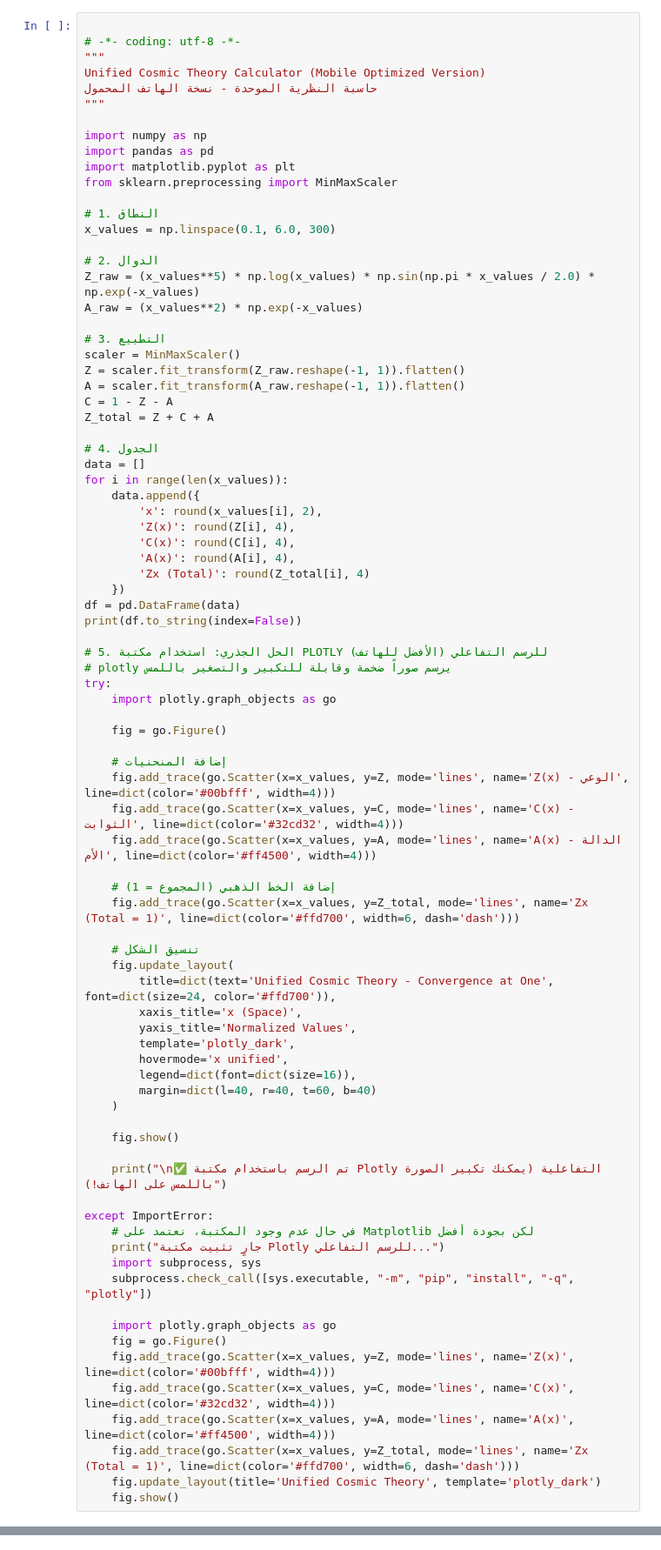
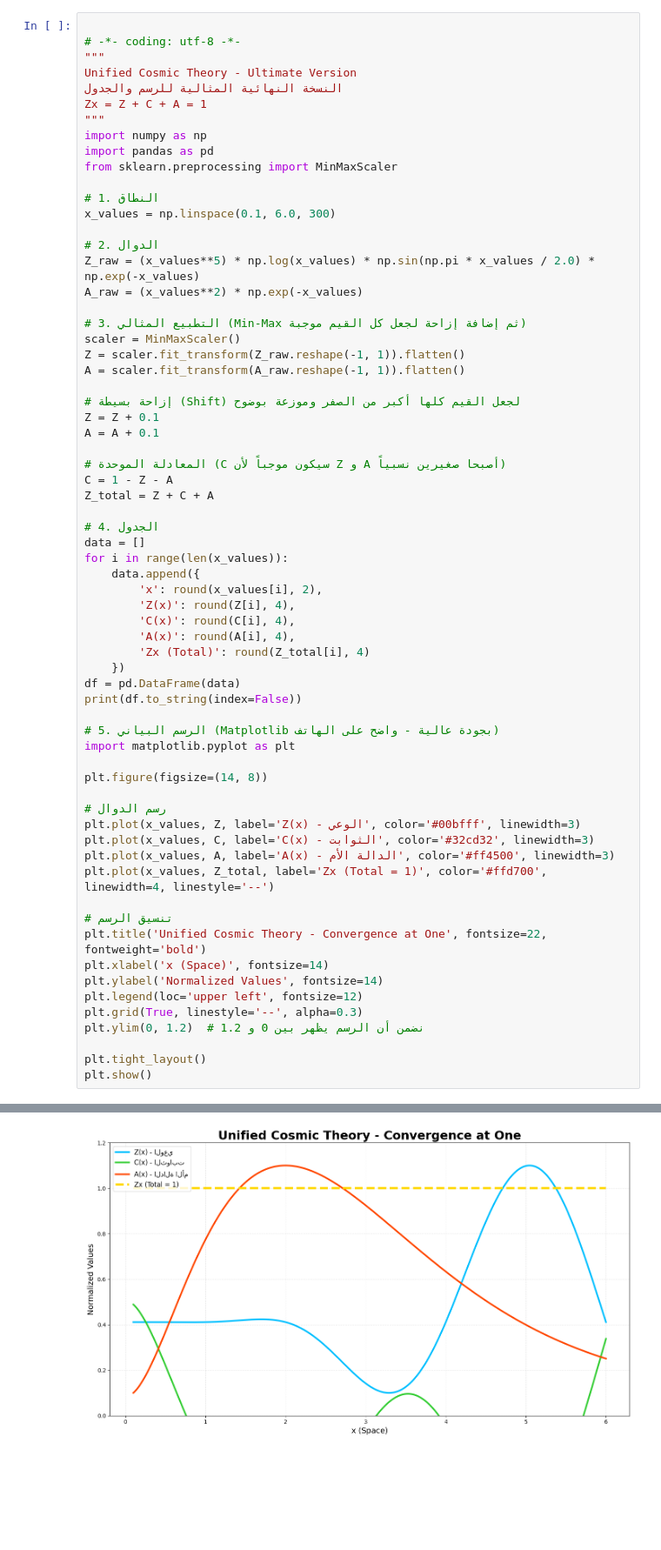
Before and after one commit to Jabri-web/Jabri-web.github.io, a Jupyter notebook: calculator.ipynb, the cells around one changed output, grey strips where cells are left out. Shown at 87% size. Cells and saved outputs as stored; diff of their text form; blank space fills up the shorter version.

```diff
--- a/calculator.ipynb
+++ b/calculator.ipynb
@@ -4,13 +4,12 @@
 
 # -*- coding: utf-8 -*-
 """
-Unified Cosmic Theory Calculator (Mobile Optimized Version)
-حاسبة النظرية الموحدة - نسخة الهاتف المحمول
+Unified Cosmic Theory - Ultimate Version
+النسخة النهائية المثالية للرسم والجدول
+Zx = Z + C + A = 1
 """
-
 import numpy as np
 import pandas as pd
-import matplotlib.pyplot as plt
 from sklearn.preprocessing import MinMaxScaler
 
 # 1. النطاق
@@ -20,10 +19,16 @@ x_values = np.linspace(0.1, 6.0, 300)
 Z_raw = (x_values**5) * np.log(x_values) * np.sin(np.pi * x_values / 2.0) * np.exp(-x_values)
 A_raw = (x_values**2) * np.exp(-x_values)
 
-# 3. التطبيع
+# 3. التطبيع المثالي (Min-Max ثم إضافة إزاحة لجعل كل القيم موجبة)
 scaler = MinMaxScaler()
 Z = scaler.fit_transform(Z_raw.reshape(-1, 1)).flatten()
 A = scaler.fit_transform(A_raw.reshape(-1, 1)).flatten()
+
+# إزاحة بسيطة (Shift) لجعل القيم كلها أكبر من الصفر وموزعة بوضوح
+Z = Z + 0.1
+A = A + 0.1
+
+# المعادلة الموحدة (C سيكون موجباً لأن Z و A أصبحا صغيرين نسبياً)
 C = 1 - Z - A
 Z_total = Z + C + A
 
@@ -40,49 +45,26 @@ for i in range(len(x_values)):
 df = pd.DataFrame(data)
 print(df.to_string(index=False))
 
-# 5. الحل الجذري: استخدام مكتبة PLOTLY للرسم التفاعلي (الأفضل للهاتف)
-# plotly يرسم صوراً ضخمة وقابلة للتكبير والتصغير باللمس
-try:
-    import plotly.graph_objects as go
+# 5. الرسم البياني (Matplotlib بجودة عالية - واضح على الهاتف)
+import matplotlib.pyplot as plt
 
-    fig = go.Figure()
+plt.figure(figsize=(14, 8))
 
-    # إضافة المنحنيات
-    fig.add_trace(go.Scatter(x=x_values, y=Z, mode='lines', name='Z(x) - الوعي', line=dict(color='#00bfff', width=4)))
-    fig.add_trace(go.Scatter(x=x_values, y=C, mode='lines', name='C(x) - الثوابت', line=dict(color='#32cd32', width=4)))
-    fig.add_trace(go.Scatter(x=x_values, y=A, mode='lines', name='A(x) - الدالة الأم', line=dict(color='#ff4500', width=4)))
+# رسم الدوال
+plt.plot(x_values, Z, label='Z(x) - الوعي', color='#00bfff', linewidth=3)
+plt.plot(x_values, C, label='C(x) - الثوابت', color='#32cd32', linewidth=3)
+plt.plot(x_values, A, label='A(x) - الدالة الأم', color='#ff4500', linewidth=3)
+plt.plot(x_values, Z_total, label='Zx (Total = 1)', color='#ffd700', linewidth=4, linestyle='--')
 
-    # إضافة الخط الذهبي (المجموع = 1)
-    fig.add_trace(go.Scatter(x=x_values, y=Z_total, mode='lines', name='Zx (Total = 1)', line=dict(color='#ffd700', width=6, dash='dash')))
+# تنسيق الرسم
+plt.title('Unified Cosmic Theory - Convergence at One', fontsize=22, fontweight='bold')
+plt.xlabel('x (Space)', fontsize=14)
+plt.ylabel('Normalized Values', fontsize=14)
+plt.legend(loc='upper left', fontsize=12)
+plt.grid(True, linestyle='--', alpha=0.3)
+plt.ylim(0, 1.2)  # نضمن أن الرسم يظهر بين 0 و 1.2
 
-    # تنسيق الشكل
-    fig.update_layout(
-        title=dict(text='Unified Cosmic Theory - Convergence at One', font=dict(size=24, color='#ffd700')),
-        xaxis_title='x (Space)',
-        yaxis_title='Normalized Values',
-        template='plotly_dark',
-        hovermode='x unified',
-        legend=dict(font=dict(size=16)),
-        margin=dict(l=40, r=40, t=60, b=40)
-    )
-
-    fig.show()
-
-    print("\n✅ تم الرسم باستخدام مكتبة Plotly التفاعلية (يمكنك تكبير الصورة باللمس على الهاتف!)")
-
-except ImportError:
-    # في حال عدم وجود المكتبة، نعتمد على Matplotlib لكن بجودة أفضل
-    print("جارٍ تثبيت مكتبة Plotly للرسم التفاعلي...")
-    import subprocess, sys
-    subprocess.check_call([sys.executable, "-m", "pip", "install", "-q", "plotly"])
-
-    import plotly.graph_objects as go
-    fig = go.Figure()
-    fig.add_trace(go.Scatter(x=x_values, y=Z, mode='lines', name='Z(x)', line=dict(color='#00bfff', width=4)))
-    fig.add_trace(go.Scatter(x=x_values, y=C, mode='lines', name='C(x)', line=dict(color='#32cd32', width=4)))
-    fig.add_trace(go.Scatter(x=x_values, y=A, mode='lines', name='A(x)', line=dict(color='#ff4500', width=4)))
-    fig.add_trace(go.Scatter(x=x_values, y=Z_total, mode='lines', name='Zx (Total = 1)', line=dict(color='#ffd700', width=6, dash='dash')))
-    fig.update_layout(title='Unified Cosmic Theory', template='plotly_dark')
-    fig.show()
+plt.tight_layout()
+plt.show()
 # %% [output]
    x   Z(x)    C(x)   A(x)  Zx (Total)
@@ -106,0 +87 @@ except ImportError:
+[figure, added]
```
Also changed, not shown: parts of 1 cell of this notebook.
